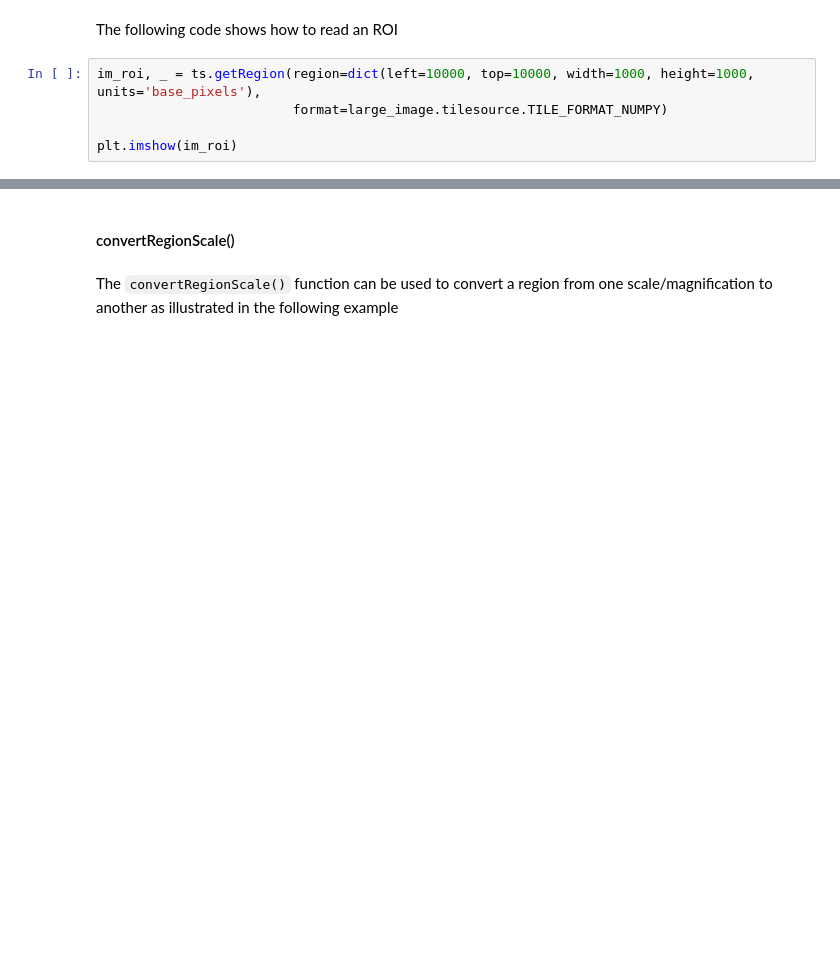
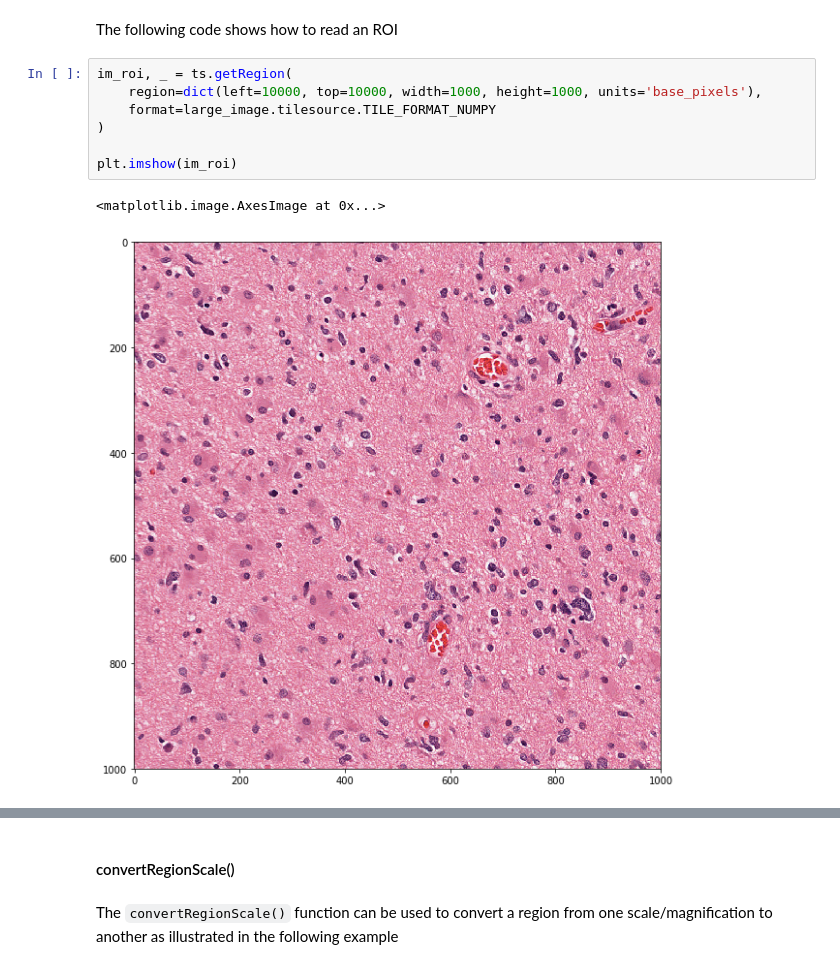
Before and after one commit to DigitalSlideArchive/HistomicsTK, a Jupyter notebook: docs/examples/wsi-io-using-large-image.ipynb, the cells around one changed output, grey strips where cells are left out. Cells and saved outputs as stored; diff of their text form; blank space fills up the shorter version.

```diff
--- a/docs/examples/wsi-io-using-large-image.ipynb
+++ b/docs/examples/wsi-io-using-large-image.ipynb
@@ -260,10 +278,15 @@ plt.imshow(im_low_res)
 # %% [markdown]
 The following code shows how to read an ROI
 # %%
-im_roi, _ = ts.getRegion(region=dict(left=10000, top=10000, width=1000, height=1000, units='base_pixels'),
-                         format=large_image.tilesource.TILE_FORMAT_NUMPY)
+im_roi, _ = ts.getRegion(
+    region=dict(left=10000, top=10000, width=1000, height=1000, units='base_pixels'),
+    format=large_image.tilesource.TILE_FORMAT_NUMPY
+)
 
 plt.imshow(im_roi)
+# %% [output]
+<matplotlib.image.AxesImage at 0x...>
+[figure, added]
 # %% [markdown]
 <a id="convertRegionScale"></a>
 # %% [markdown]
```
Also changed, not shown: parts of 11 cells of this notebook.
